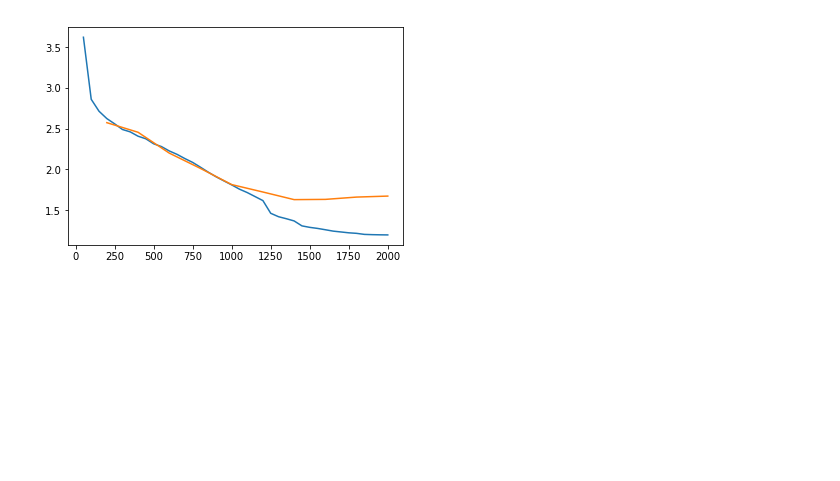
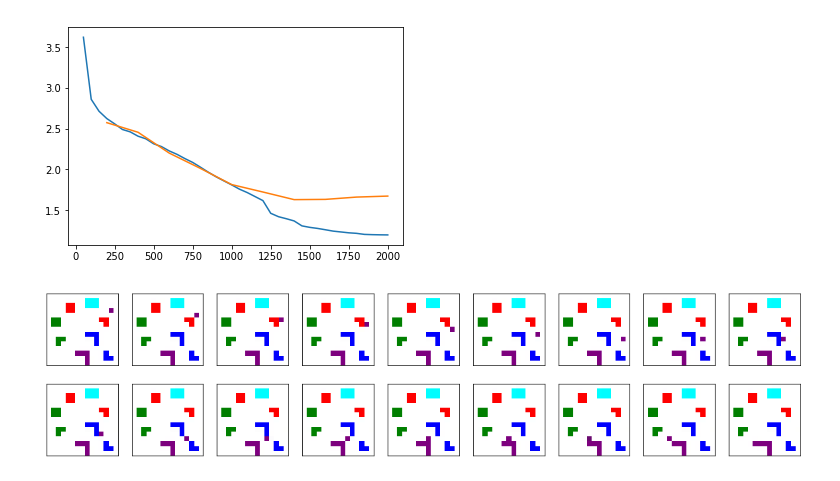
Before and after one commit to tuandnvn/instruction-to-video, a Jupyter notebook: notebooks/attention_on_instruction.ipynb, the cells around one changed output. Drawn from its saved outputs; the diff is of its cells as text; code cells hidden in the pictures; blank space fills up the shorter version.

Commit message:
Add some misc images

```diff
--- a/notebooks/attention_on_instruction.ipynb
+++ b/notebooks/attention_on_instruction.ipynb
@@ -377,3 +378,32 @@ plt.plot([t[0] for t in dev_ppls], [t[1] for t in dev_ppls])
 # %% [output]
 [<matplotlib.lines.Line2D at 0x...>]
 [figure]
+# %%
+cap = cv2.VideoCapture(os.path.join('..', 'target', '0', '0.mp4'))
+
+fig=plt.figure(figsize=(14, 3.5))
+
+counter = 1
+
+row = 2
+col = 9
+while (cap.isOpened()):
+    ret, frame = cap.read()
+
+    img = crop_and_resize(frame)
+
+    a = fig.add_subplot(row, col, counter)
+
+    a.get_xaxis().set_visible(False)
+    a.axes.get_yaxis().set_visible(False)
+    plt.imshow(img)
+
+    counter += 1
+
+    if counter > row * col:
+        break
+
+fig.tight_layout()
+plt.show()
+# %% [output]
+[figure, added]
```
Also changed, not shown: parts of 1 cell of this notebook, 2 other files.
